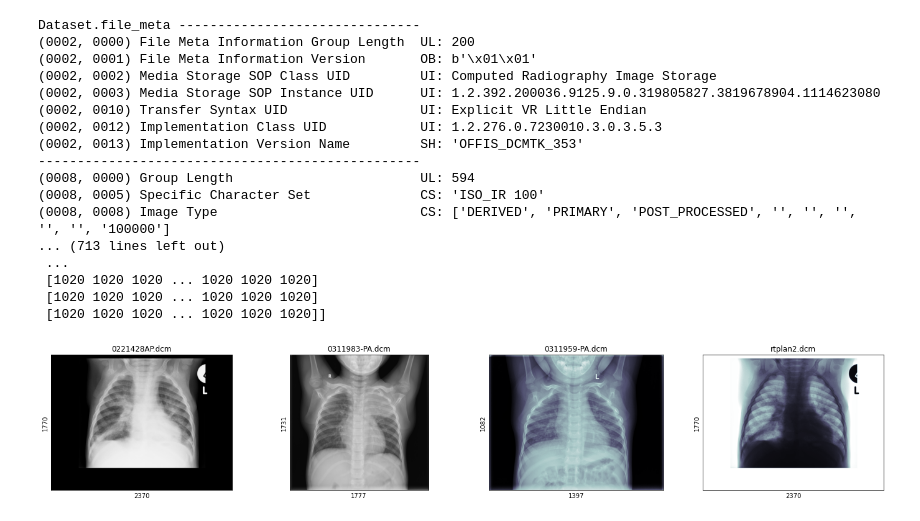
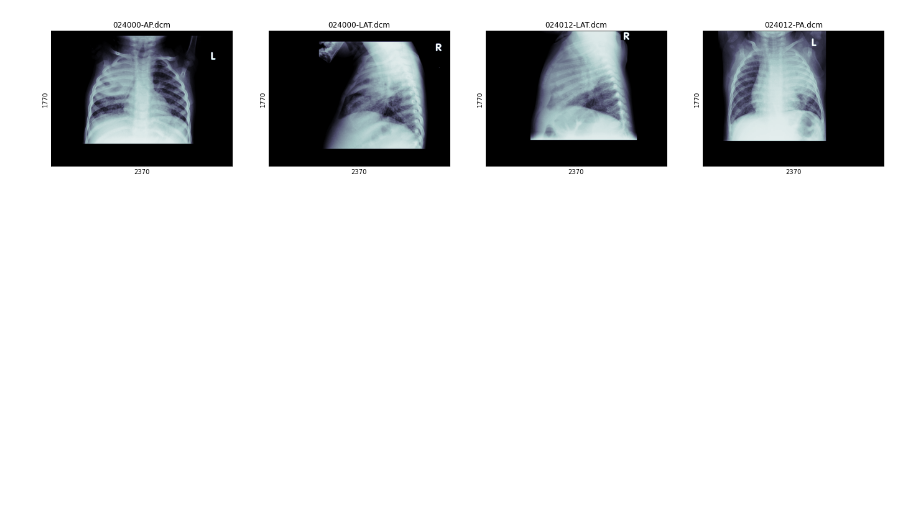
Before and after one commit to mbopf/imaging_utils, a Jupyter notebook: browse_image_directory.ipynb, the cells around one changed output. Drawn from its saved outputs; the diff is of its cells as text; code cells hidden in the pictures; blank space fills up the shorter version.

```diff
--- a/browse_image_directory.ipynb
+++ b/browse_image_directory.ipynb
@@ -89,35 +133,33 @@ def display_batch(filelist: list, grid_shape: tuple):
+# %%
+def display_batch(filelist: list, grid_shape: tuple):
+    fsize = (grid_shape[1] * 6, grid_shape[0] * 4)
+    fig, axs = plt.subplots(grid_shape[0], grid_shape[1], figsize=fsize)
+    for ax, file in zip(axs, filelist):
+        basename = os.path.basename(file)
+        img, im_shape = get_image_rev(file)
+        #img, im_shape = get_image_rev(file, verbose=True)
+        ax.set_title(basename)
+        ax.tick_params(bottom=False, left=False, labelbottom=False, labelleft=False)
+        ax.set_xlabel(im_shape[1])
+        ax.set_ylabel(im_shape[0])
+        ax.imshow(img, cmap=plt.cm.bone)
+    plt.show()
 # %%
 index = 0
 #path='/slurm_storage/mbopf/data/PedTB/renamed'
 #glob_str='11*.dcm'
 #glob_str='05*.dcm'
-path='/slurm_storage/mbopf/projects/mwb/imaging_utils'
+#path='/slurm_storage/mbopf/projects/mwb/imaging_utils'
+path='/amit-project/PedTB/images/CY4/renamed'
 glob_str='*.dcm'
 #path, glob_str = get_inputs()
 grid_shape = (1,4)
 grid_size = grid_shape[0] * grid_shape[1]
 full_list = get_file_list(path, glob_str, filter_images=False)
 #filelist = get_file_list(path) # Defaults of all files and image types
 display_batch(full_list[index:index+grid_size], grid_shape)
 # %% [output]
-Dataset.file_meta -------------------------------
-(0002, 0000) File Meta Information Group Length  UL: 200
-(0002, 0001) File Meta Information Version       OB: b'\x01\x01'
-(0002, 0002) Media Storage SOP Class UID         UI: Computed Radiography Image Storage
-(0002, 0003) Media Storage SOP Instance UID      UI: 1.2.392.200036.9125.9.0.319805827.3819678904.1114623080
-(0002, 0010) Transfer Syntax UID                 UI: Explicit VR Little Endian
-(0002, 0012) Implementation Class UID            UI: 1.2.276.0.7230010.3.0.3.5.3
-(0002, 0013) Implementation Version Name         SH: 'OFFIS_DCMTK_353'
--------------------------------------------------
-(0008, 0000) Group Length                        UL: 594
-(0008, 0005) Specific Character Set              CS: 'ISO_IR 100'
-(0008, 0008) Image Type                          CS: ['DERIVED', 'PRIMARY', 'POST_PROCESSED', '', '', '', '', '', '100000']
-... (713 lines left out)
- ...
- [1020 1020 1020 ... 1020 1020 1020]
- [1020 1020 1020 ... 1020 1020 1020]
- [1020 1020 1020 ... 1020 1020 1020]]
-[figure, old version]
+[figure, new version]
 # %%
 index += grid_size
 print(f'index: {index}; len(full_list): {len(full_list)}')
```
Also changed, not shown: parts of 5 cells of this notebook, 4 other files.
